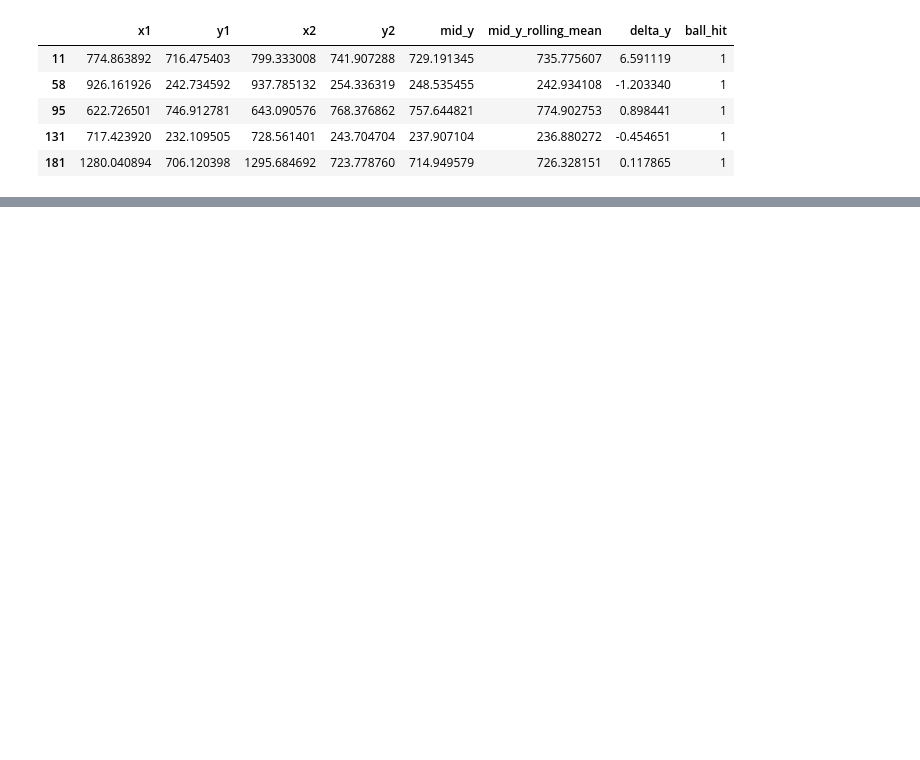
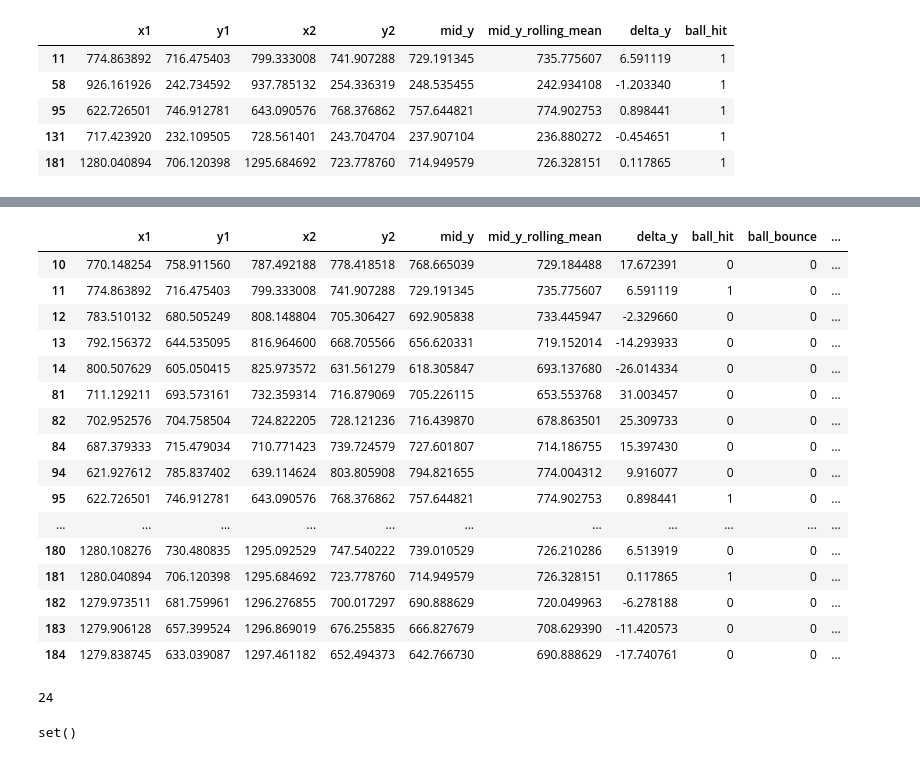
Before and after one commit to iamdebasishdas123/Tennis_Match_Analysis_Using_Computer_Vision, a Jupyter notebook: Analysis/ball_analysis.ipynb, the cells around one changed output, grey strips where cells are left out. Drawn from its saved outputs; the diff is of its cells as text; code cells hidden in the pictures; blank space fills up the shorter version.

```diff
--- a/Analysis/ball_analysis.ipynb
+++ b/Analysis/ball_analysis.ipynb
@@ -100,0 +178,27 @@ df_ball_positions[df_ball_positions['ball_hit']==1]
+# %%
+# Corrected code with proper parentheses
+df_ball_positions['local_min'] = (
+    (df_ball_positions['delta_y'].shift(-1) < df_ball_positions['delta_y']) &
+    (abs(df_ball_positions['delta_y'] - df_ball_positions['delta_y'].shift(-1)) > 5 )
+)
+
+# Display results
+df_ball_positions[df_ball_positions['local_min']==True]
+# %% [output]
+|  | x1 | y1 | x2 | y2 | mid_y | mid_y_rolling_mean | delta_y | ball_hit | ball_bounce | ... |
+| 10 | 770.148254 | 758.911560 | 787.492188 | 778.418518 | 768.665039 | 729.184488 | 17.672391 | 0 | 0 | ... |
+| 11 | 774.863892 | 716.475403 | 799.333008 | 741.907288 | 729.191345 | 735.775607 | 6.591119 | 1 | 0 | ... |
+| 12 | 783.510132 | 680.505249 | 808.148804 | 705.306427 | 692.905838 | 733.445947 | -2.329660 | 0 | 0 | ... |
+| 13 | 792.156372 | 644.535095 | 816.964600 | 668.705566 | 656.620331 | 719.152014 | -14.293933 | 0 | 0 | ... |
+| 14 | 800.507629 | 605.050415 | 825.973572 | 631.561279 | 618.305847 | 693.137680 | -26.014334 | 0 | 0 | ... |
+| 81 | 711.129211 | 693.573161 | 732.359314 | 716.879069 | 705.226115 | 653.553768 | 31.003457 | 0 | 0 | ... |
+| 82 | 702.952576 | 704.758504 | 724.822205 | 728.121236 | 716.439870 | 678.863501 | 25.309733 | 0 | 0 | ... |
+| 84 | 687.379333 | 715.479034 | 710.771423 | 739.724579 | 727.601807 | 714.186755 | 15.397430 | 0 | 0 | ... |
+| 94 | 621.927612 | 785.837402 | 639.114624 | 803.805908 | 794.821655 | 774.004312 | 9.916077 | 0 | 0 | ... |
+| 95 | 622.726501 | 746.912781 | 643.090576 | 768.376862 | 757.644821 | 774.902753 | 0.898441 | 1 | 0 | ... |
+| ... | ... | ... | ... | ... | ... | ... | ... | ... | ... | ... |
+| 180 | 1280.108276 | 730.480835 | 1295.092529 | 747.540222 | 739.010529 | 726.210286 | 6.513919 | 0 | 0 | ... |
+| 181 | 1280.040894 | 706.120398 | 1295.684692 | 723.778760 | 714.949579 | 726.328151 | 0.117865 | 1 | 0 | ... |
+| 182 | 1279.973511 | 681.759961 | 1296.276855 | 700.017297 | 690.888629 | 720.049963 | -6.278188 | 0 | 0 | ... |
+| 183 | 1279.906128 | 657.399524 | 1296.869019 | 676.255835 | 666.827679 | 708.629390 | -11.420573 | 0 | 0 | ... |
+| 184 | 1279.838745 | 633.039087 | 1297.461182 | 652.494373 | 642.766730 | 690.888629 | -17.740761 | 0 | 0 | ... |
@@ -100,0 +216,11 @@ df_ball_positions[df_ball_positions['ball_hit']==1]
+# %%
+len(frames_bounce)
+# %% [output]
+24
+# %%
+# Intersection of  hit and Bounce Frame positions
+frames_bounce = set(frames_bounce)
+frames_hit = set(frames_hit)
+frames_bounce.intersection(frames_hit)
+# %% [output]
+set()
```
Also changed, not shown: parts of 21 cells of this notebook, 23 other files.
